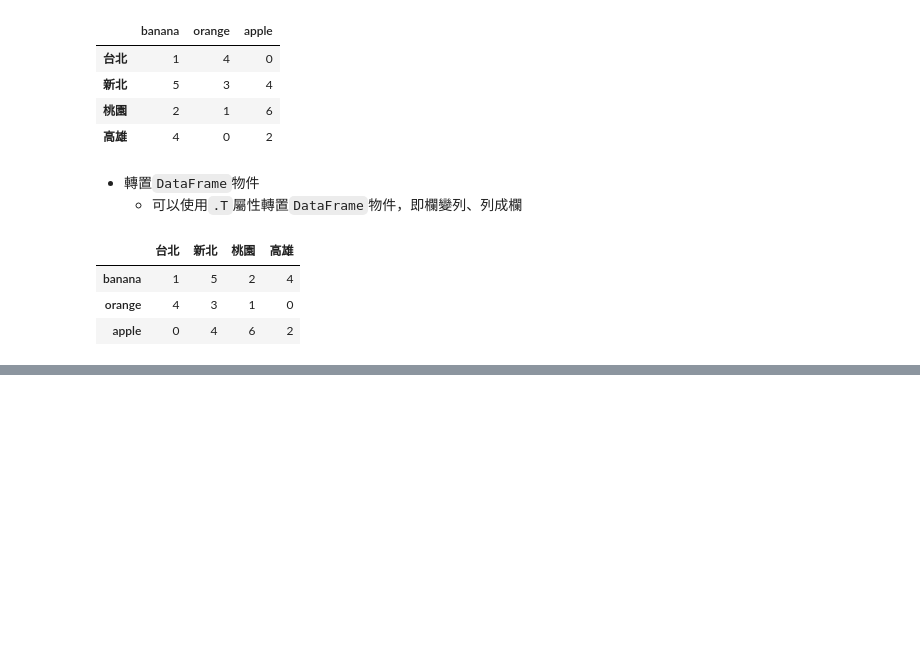
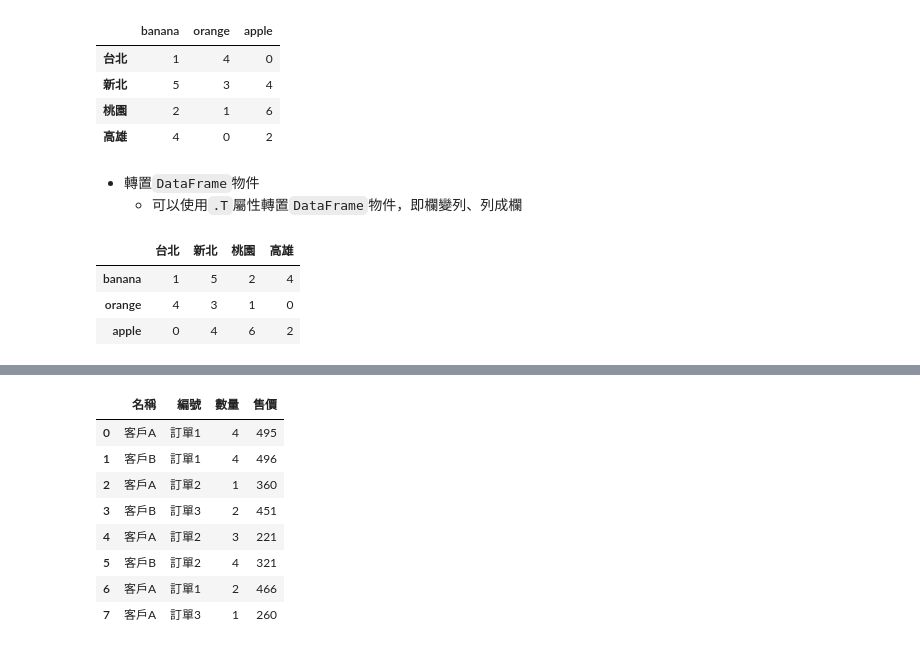
Before and after one commit to zhiyulin104/IMLP456, a Jupyter notebook: Unit02/Normal Practice/Pandas/Pandas.ipynb, the cells around one changed output, grey strips where cells are left out. Saved outputs shown, nothing was run; the diff lists cells and outputs as text; code cells hidden in the pictures; blank space fills up the shorter version.

```diff
--- a/Unit02/Normal Practice/Pandas/Pandas.ipynb
+++ b/Unit02/Normal Practice/Pandas/Pandas.ipynb
@@ -153,0 +491,18 @@ df.T
+# %%
+data = {"名稱":["客戶A","客戶B","客戶A","客戶B","客戶A","客戶B","客戶A","客戶A",],
+        "編號":["訂單1","訂單1","訂單2","訂單3","訂單2","訂單2","訂單1","訂單3"],
+        "數量":[4,4,1,2,3,4,2,1],
+        "售價":[495,496,360,451,221,321,466,260]}
+
+df = pd.DataFrame(data)
+df
+# %% [output]
+|  | 名稱 | 編號 | 數量 | 售價 |
+| 0 | 客戶A | 訂單1 | 4 | 495 |
+| 1 | 客戶B | 訂單1 | 4 | 496 |
+| 2 | 客戶A | 訂單2 | 1 | 360 |
+| 3 | 客戶B | 訂單3 | 2 | 451 |
+| 4 | 客戶A | 訂單2 | 3 | 221 |
+| 5 | 客戶B | 訂單2 | 4 | 321 |
+| 6 | 客戶A | 訂單1 | 2 | 466 |
+| 7 | 客戶A | 訂單3 | 1 | 260 |
```
Also changed, not shown: parts of 63 cells of this notebook, 2 other files.
